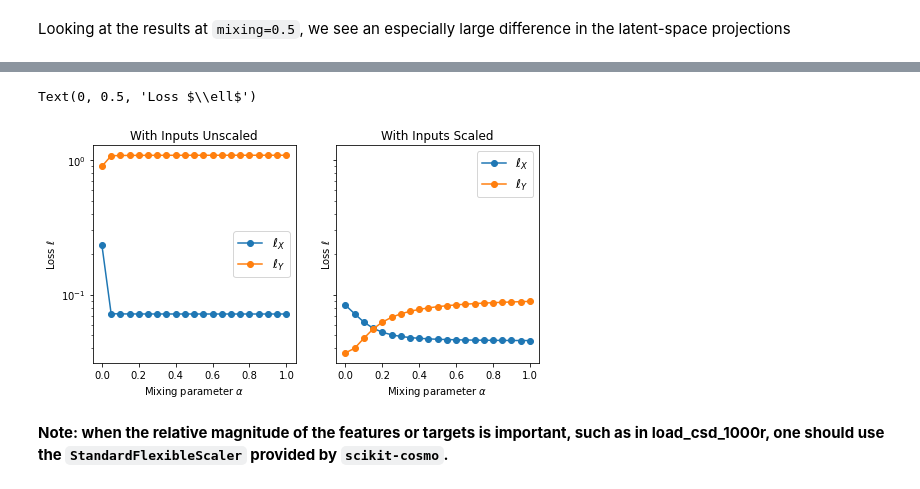
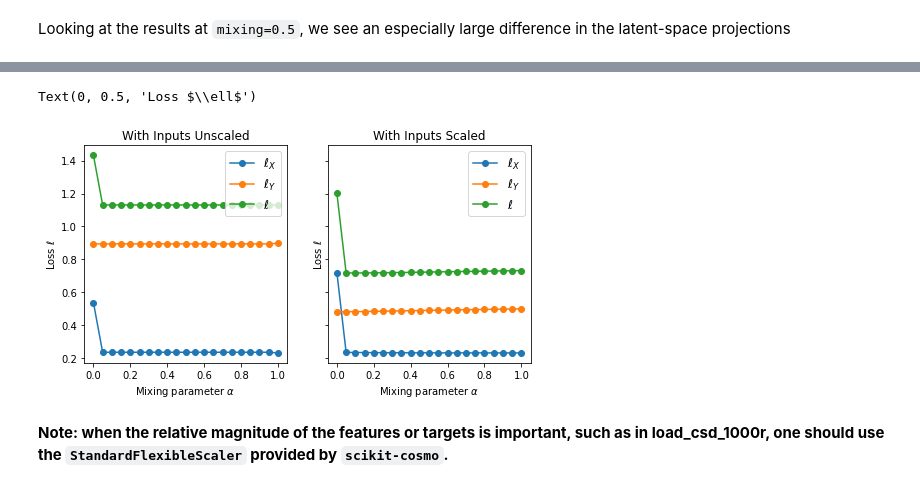
Before and after one commit to scikit-learn-contrib/scikit-matter, a Jupyter notebook: examples/PCovR_Scaling.ipynb, the cells around one changed output, grey strips where cells are left out. Cells and saved outputs as stored; diff of their text form; code cells hidden in the pictures.

```diff
--- a/examples/PCovR_Scaling.ipynb
+++ b/examples/PCovR_Scaling.ipynb
@@ -14,5 +15,5 @@ from skcosmo.decomposition import PCovR
 In PCovR, and KernelPCovR, we are combining multiple aspects of the dataset, primarily the features and targets.
 As such, the results largely depend on the relative contributions of each aspect to the mixed model.
 # %%
-X, y = load_boston(return_X_y=True)
+X, y = load_diabetes(return_X_y=True)
 # %% [markdown]
@@ -37,14 +38,13 @@ y_scaled = y_scaler.fit_transform(y.reshape(-1,1))
 # %% [markdown]
 Looking at the results at `mixing=0.5`, we see an especially large difference in the latent-space projections
 # %%
-pcovr_unscaled = PCovR(mixing=0.5).fit(X, y)
+pcovr_unscaled = PCovR(mixing=0.5, n_components=4).fit(X, y)
 T_unscaled = pcovr_unscaled.transform(X)
 Yp_unscaled = pcovr_unscaled.predict(X)
 
-pcovr_scaled = PCovR(mixing=0.5).fit(X_scaled, y_scaled)
+pcovr_scaled = PCovR(mixing=0.5, n_components=4).fit(X_scaled, y_scaled)
 T_scaled = pcovr_scaled.transform(X_scaled)
 Yp_scaled = y_scaler.inverse_transform(pcovr_scaled.predict(X_scaled))
-
 
 fig, ((ax1_T, ax2_T), (ax1_Y, ax2_Y)) = plt.subplots(2, 2, figsize=(8, 10))
 
@@ -64,7 +64,11 @@ ax1_Y.set_xlabel("True Y, unscaled")
 ax1_Y.set_ylabel("Predicted Y, unscaled")
 ax1_Y.set_title("Regression\nWithout Scaling")
 
-ax2_Y.scatter(Yp_scaled, y, c=np.abs(y.flatten() - Yp_scaled.flatten()), cmap="bone_r", ec="k")
+ax2_Y.scatter(Yp_scaled,
+              y,
+              c=np.abs(y.flatten() - Yp_scaled.flatten()),
+              cmap="bone_r",
+              ec="k")
 ax2_Y.plot(ax2_Y.get_xlim(), ax2_Y.get_xlim(), "r--")
 ax2_Y.set_xlabel("True Y, unscaled")
 ax2_Y.set_ylabel("Predicted Y, unscaled")
@@ -78,43 +82,55 @@ Also, we see that the total loss (loss in recreating the original dataset and re
 # %%
 mixings = np.linspace(0, 1, 21)
 losses_unscaled = np.zeros((2, len(mixings)))
 losses_scaled = np.zeros((2, len(mixings)))
 
+nc = 4
+
 for mi, mixing in enumerate(mixings):
-    pcovr_unscaled = PCovR(mixing=mixing, n_components=1).fit(X, y)
+    pcovr_unscaled = PCovR(mixing=mixing, n_components=nc).fit(X, y)
     t_unscaled = pcovr_unscaled.transform(X)
     yp_unscaled = pcovr_unscaled.predict(T=t_unscaled)
     xr_unscaled = pcovr_unscaled.inverse_transform(t_unscaled)
     losses_unscaled[:, mi] = (
-        np.linalg.norm(xr_unscaled - X) ** 2.0 / np.linalg.norm(X) ** 2,
-        np.linalg.norm(yp_unscaled - y) ** 2.0 / np.linalg.norm(y) ** 2,
+        np.linalg.norm(xr_unscaled - X)**2.0 / np.linalg.norm(X)**2,
+        np.linalg.norm(yp_unscaled - y)**2.0 / np.linalg.norm(y)**2,
     )
 
-    pcovr_scaled = PCovR(mixing=mixing, n_components=1).fit(X_scaled, y_scaled)
+    pcovr_scaled = PCovR(mixing=mixing, n_components=nc).fit(X_scaled, y_scaled)
     t_scaled = pcovr_scaled.transform(X_scaled)
-    yp_scaled = y_scaler.inverse_transform(pcovr_scaled.predict(T=t_scaled))
-    xr_scaled = x_scaler.inverse_transform(pcovr_scaled.inverse_transform(t_scaled))
+    yp_scaled = pcovr_scaled.predict(T=t_scaled)
+    xr_scaled = pcovr_scaled.inverse_transform(t_scaled)
     losses_scaled[:, mi] = (
-        np.linalg.norm(xr_scaled - X) ** 2.0 / np.linalg.norm(X) ** 2,
-        np.linalg.norm(yp_scaled - y) ** 2.0 / np.linalg.norm(y) ** 2,
+        np.linalg.norm(xr_scaled - X_scaled)**2.0 /
+        np.linalg.norm(X_scaled)**2,
+        np.linalg.norm(yp_scaled - y_scaled)**2.0 /
+        np.linalg.norm(y_scaled)**2,
     )
 
 fig, (ax1, ax2) = plt.subplots(1, 2, figsize=(8, 4), sharey=True, sharex=True)
-ax1.semilogy(mixings, losses_unscaled[0], marker="o", label=r"$\ell_{X}$")
-ax1.semilogy(mixings, losses_unscaled[1], marker="o", label=r"$\ell_{Y}$")
+ax1.plot(mixings, losses_unscaled[0], marker="o", label=r"$\ell_{X}$")
+ax1.plot(mixings, losses_unscaled[1], marker="o", label=r"$\ell_{Y}$")
+ax1.plot(mixings,
+             np.sum(losses_unscaled, axis=0),
+             marker="o",
+             label=r"$\ell$")
 ax1.legend(fontsize=12)
 ax1.set_title('With Inputs Unscaled')
 ax1.set_xlabel(r'Mixing parameter $\alpha$')
 ax1.set_ylabel(r'Loss $\ell$')
 
-ax2.semilogy(mixings, losses_scaled[0], marker="o", label=r"$\ell_{X}$")
-ax2.semilogy(mixings, losses_scaled[1], marker="o", label=r"$\ell_{Y}$")
+ax2.plot(mixings, losses_scaled[0], marker="o", label=r"$\ell_{X}$")
+ax2.plot(mixings, losses_scaled[1], marker="o", label=r"$\ell_{Y}$")
+ax2.plot(mixings,
+             np.sum(losses_scaled, axis=0),
+             marker="o",
+             label=r"$\ell$")
 ax2.legend(fontsize=12)
 ax2.set_title('With Inputs Scaled')
 ax2.set_xlabel(r'Mixing parameter $\alpha$')
 ax2.set_ylabel(r'Loss $\ell$')
 # %% [output]
 Text(0, 0.5, 'Loss $\\ell$')
-[figure, old version]
+[figure, new version]
 # %% [markdown]
 **Note: when the relative magnitude of the features or targets is important, such as in load_csd_1000r, one should use the `StandardFlexibleScaler` provided by `scikit-cosmo`.**
```
Also changed, not shown: parts of 6 cells of this notebook, 15 other files.
